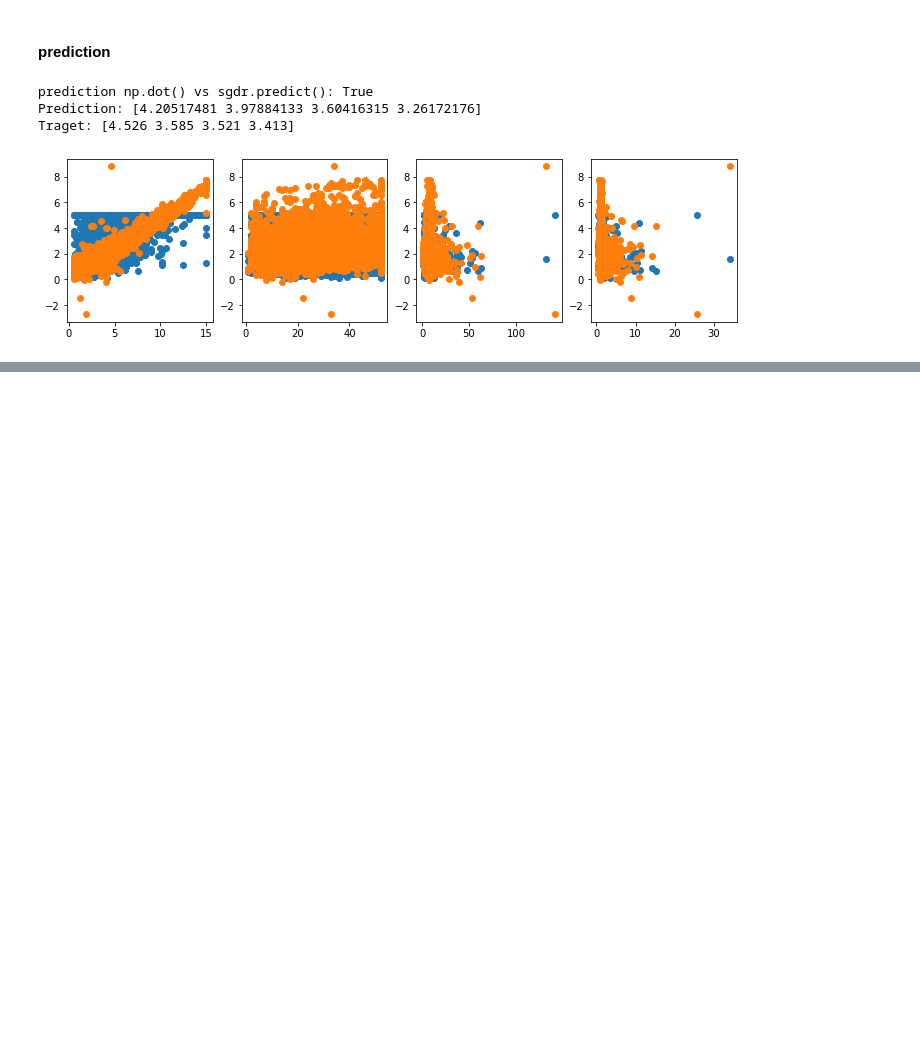
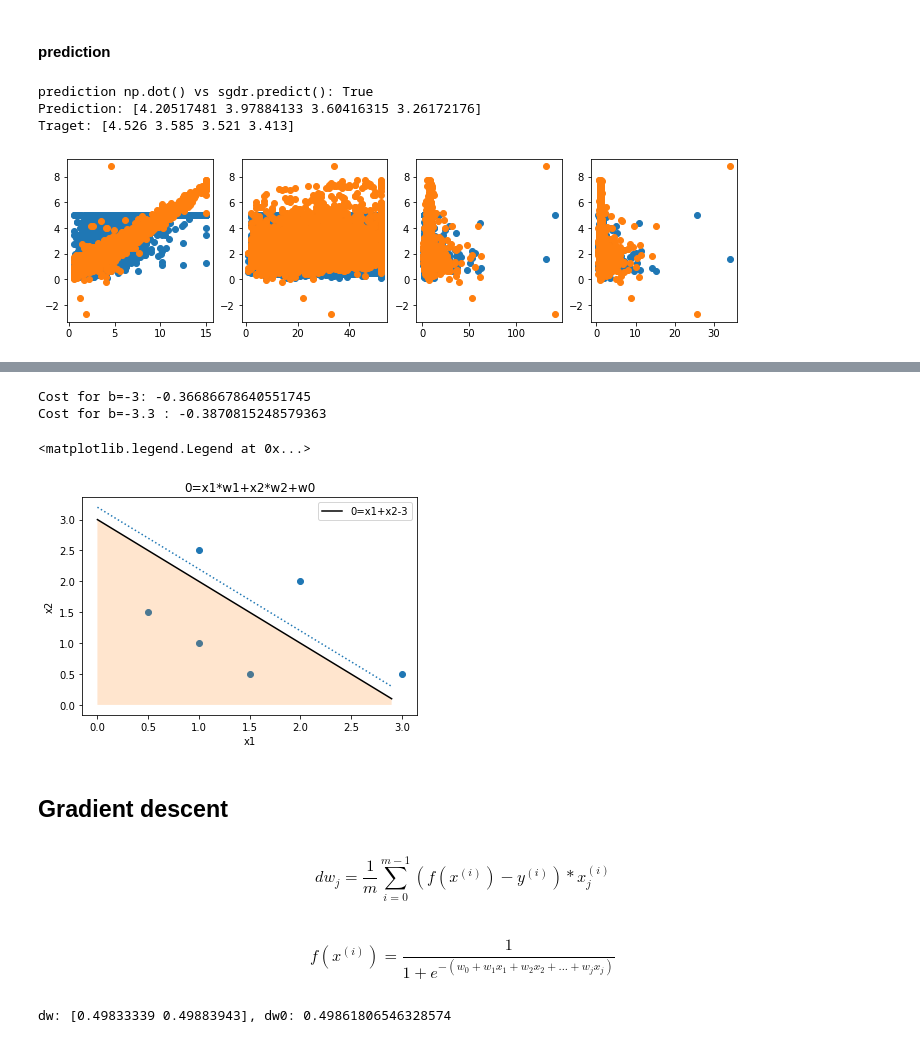
Before and after one commit to kazmierczakP/Machine-Learning, a Jupyter notebook: Supervised Machine Learning.ipynb, the cells around one changed output, grey strips where cells are left out. Saved outputs shown, nothing was run; the diff lists cells and outputs as text; code cells hidden in the pictures; blank space fills up the shorter version.

```diff
--- a/Supervised Machine Learning.ipynb
+++ b/Supervised Machine Learning.ipynb
@@ -793,0 +1027,3 @@ for i in range(4):
+# %%
+x=np.array([[0.5,1.5],[1,1],[1.5,0.5],[3,0.5],[2,2],[1,2.5]])
+y=np.array([0,0,0,1,1,1])
@@ -793,0 +1043,30 @@ for i in range(4):
+# %%
+w=np.array([1,1])
+b1=-3
+b2=-3.3
+print(f'Cost for b=-3: {cost(x,y,w,b1)}')
+print(f'Cost for b=-3.3 : {cost(x,y,w,b2)}')
+# %% [output]
+Cost for b=-3: -0.36686678640551745
+Cost for b=-3.3 : -0.3870815248579363
+# %%
+x1=np.arange(0,3,0.1)
+x2=3-x1
+plt.scatter(x[:,0],x[:,1])
+plt.plot(x1,x2,c='k',label='0=x1+x2-3')
+x2=3.2-x1
+plt.plot(x1,x2,linestyle=':')
+plt.fill_between(X,Y,alpha=0.2)
+plt.xlabel('x1')
+plt.ylabel('x2')
+plt.title('0=x1*w1+x2*w2+w0')
+plt.legend()
+# %% [output]
+<matplotlib.legend.Legend at 0x...>
+[figure, added]
+# %% [markdown]
+## Gradient descent
+# %% [markdown]
+$$ dw_j=\frac{1}{m} \sum_{i=0}^{m-1} (f(x^{(i)})-y^{(i)})*x^{(i)}_j $$
+# %% [markdown]
+$$ f(x^{(i)})=\dfrac {1}{1+e^{-(w_0+w_1x_1+w_2x_2+...+w_jx_j)}} $$
@@ -793,0 +1093,5 @@ for i in range(4):
+# %%
+dw,dw0=gradient(x,y,w,w0)
+print(f'dw: {dw}, dw0: {dw0}')
+# %% [output]
+dw: [0.49833339 0.49883943], dw0: 0.49861806546328574
```
Also changed, not shown: parts of 74 cells of this notebook.
